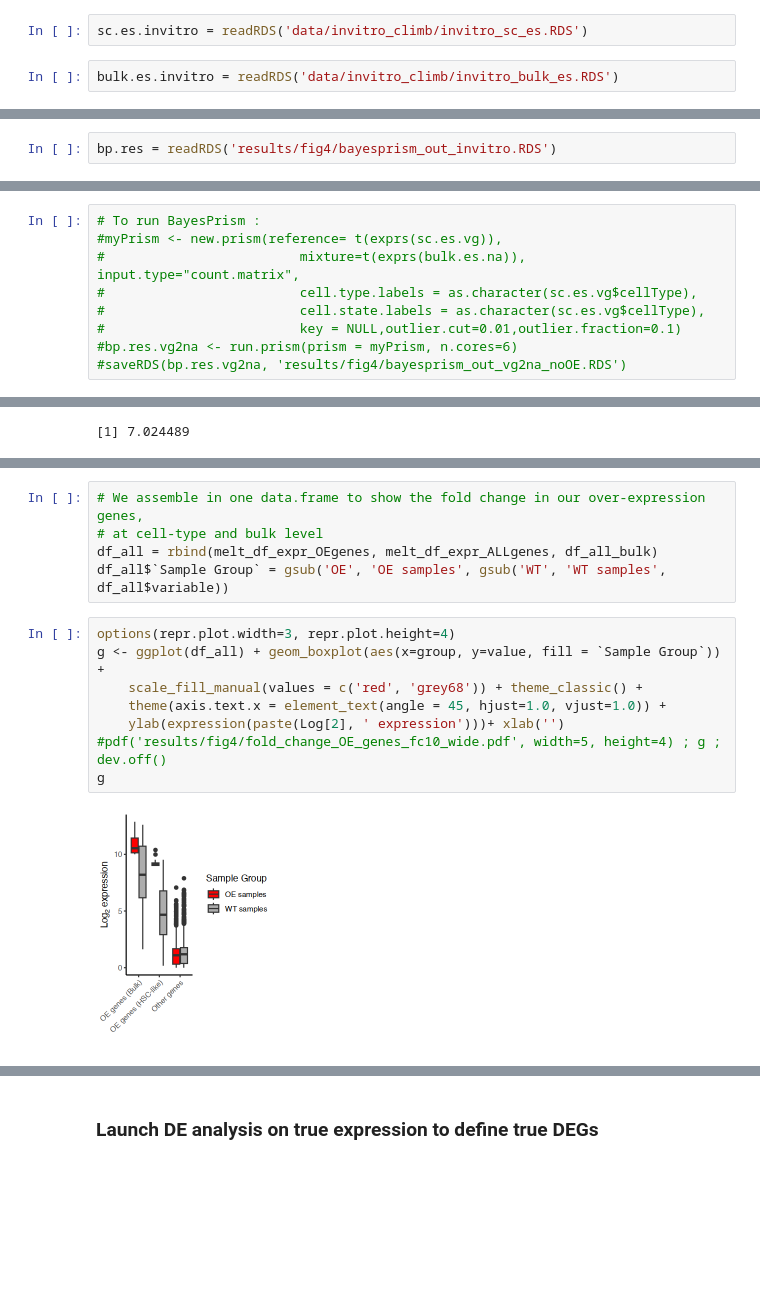
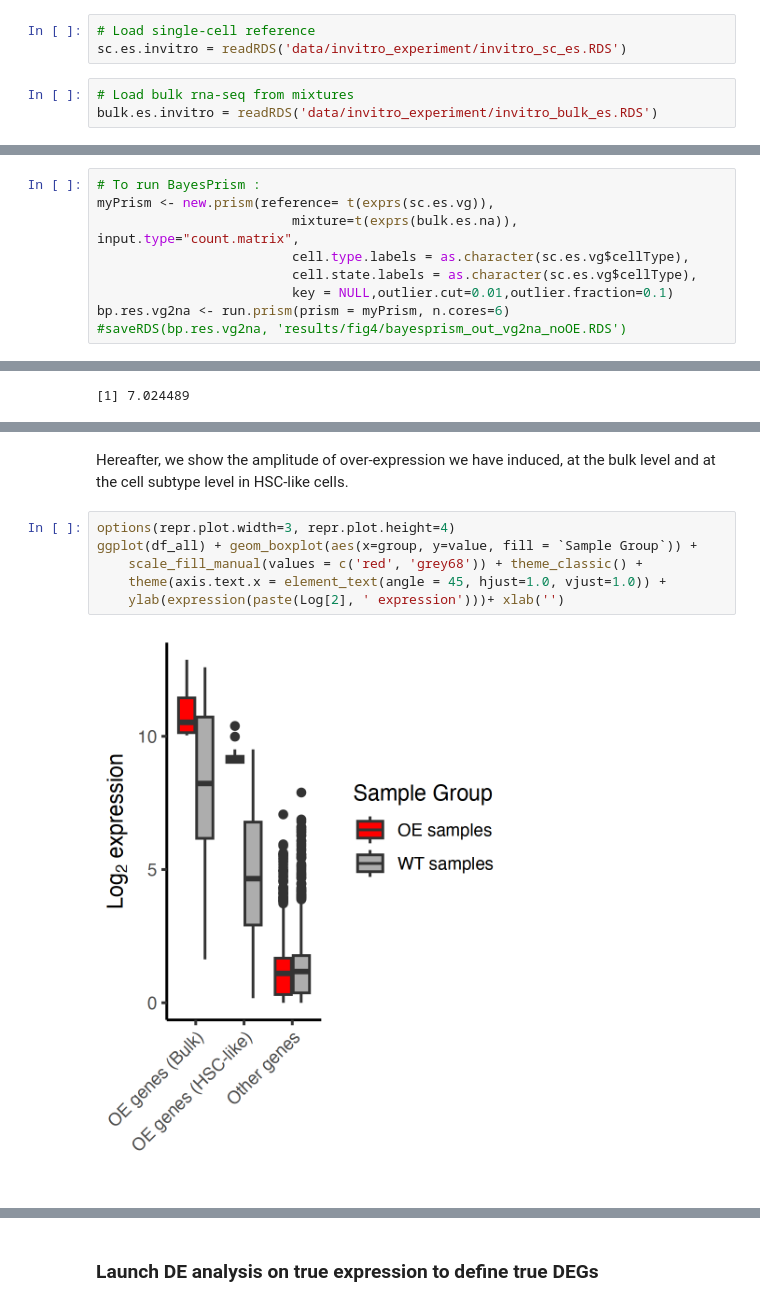
Before and after one commit to alexdray86/coudray2023, a Jupyter notebook: Fig4_expression_deconvolution.ipynb, the cells around one changed output, grey strips where cells are left out. Saved outputs shown, nothing was run; the diff lists cells and outputs as text; blank space fills up the shorter version.

```diff
--- a/Fig4_expression_deconvolution.ipynb
+++ b/Fig4_expression_deconvolution.ipynb
@@ -235,4 +236,6 @@ make_all_metrics <- function(all_ps, t_prop){
 # %%
-sc.es.invitro = readRDS('data/invitro_climb/invitro_sc_es.RDS')
+# Load single-cell reference
+sc.es.invitro = readRDS('data/invitro_experiment/invitro_sc_es.RDS')
 # %%
-bulk.es.invitro = readRDS('data/invitro_climb/invitro_bulk_es.RDS')
+# Load bulk rna-seq from mixtures
+bulk.es.invitro = readRDS('data/invitro_experiment/invitro_bulk_es.RDS')
@@ -371,2 +385,0 @@ saveRDS(bp.res, 'results/fig4/bayesprism_out_invitro.RDS')
-# %%
-bp.res = readRDS('results/fig4/bayesprism_out_invitro.RDS')
@@ -740,10 +703,10 @@ overall.rmse$climb = rmse_(melt_markers$true, melt_markers$climb, na.rm=T)
 ### Run BayesPrism on AML with no over-expressed genes
 # %%
 # To run BayesPrism :
-#myPrism <- new.prism(reference= t(exprs(sc.es.vg)),
-#                         mixture=t(exprs(bulk.es.na)), input.type="count.matrix",
-#                         cell.type.labels = as.character(sc.es.vg$cellType),
-#                         cell.state.labels = as.character(sc.es.vg$cellType),
-#                         key = NULL,outlier.cut=0.01,outlier.fraction=0.1)
-#bp.res.vg2na <- run.prism(prism = myPrism, n.cores=6)
+myPrism <- new.prism(reference= t(exprs(sc.es.vg)),
+                         mixture=t(exprs(bulk.es.na)), input.type="count.matrix",
+                         cell.type.labels = as.character(sc.es.vg$cellType),
+                         cell.state.labels = as.character(sc.es.vg$cellType),
+                         key = NULL,outlier.cut=0.01,outlier.fraction=0.1)
+bp.res.vg2na <- run.prism(prism = myPrism, n.cores=6)
 #saveRDS(bp.res.vg2na, 'results/fig4/bayesprism_out_vg2na_noOE.RDS')
@@ -1088,18 +1039,13 @@ melt_df_expr_ALLgenes$group = 'Other genes'
 No id variables; using all as measure variables
 
 No id variables; using all as measure variables
-# %%
-# We assemble in one data.frame to show the fold change in our over-expression genes,
-# at cell-type and bulk level
-df_all = rbind(melt_df_expr_OEgenes, melt_df_expr_ALLgenes, df_all_bulk)
-df_all$`Sample Group` = gsub('OE', 'OE samples', gsub('WT', 'WT samples', df_all$variable))
+# %% [markdown]
+Hereafter, we show the amplitude of over-expression we have induced, at the bulk level and at the cell subtype level in HSC-like cells.
 # %%
 options(repr.plot.width=3, repr.plot.height=4)
-g <- ggplot(df_all) + geom_boxplot(aes(x=group, y=value, fill = `Sample Group`)) +
+ggplot(df_all) + geom_boxplot(aes(x=group, y=value, fill = `Sample Group`)) +
     scale_fill_manual(values = c('red', 'grey68')) + theme_classic() +
     theme(axis.text.x = element_text(angle = 45, hjust=1.0, vjust=1.0)) +
     ylab(expression(paste(Log[2], ' expression')))+ xlab('')
-#pdf('results/fig4/fold_change_OE_genes_fc10_wide.pdf', width=5, height=4) ; g ; dev.off()
-g
 # %% [output]
-[figure, old version]
+[figure, new version]
```
Also changed, not shown: parts of 114 cells of this notebook.
